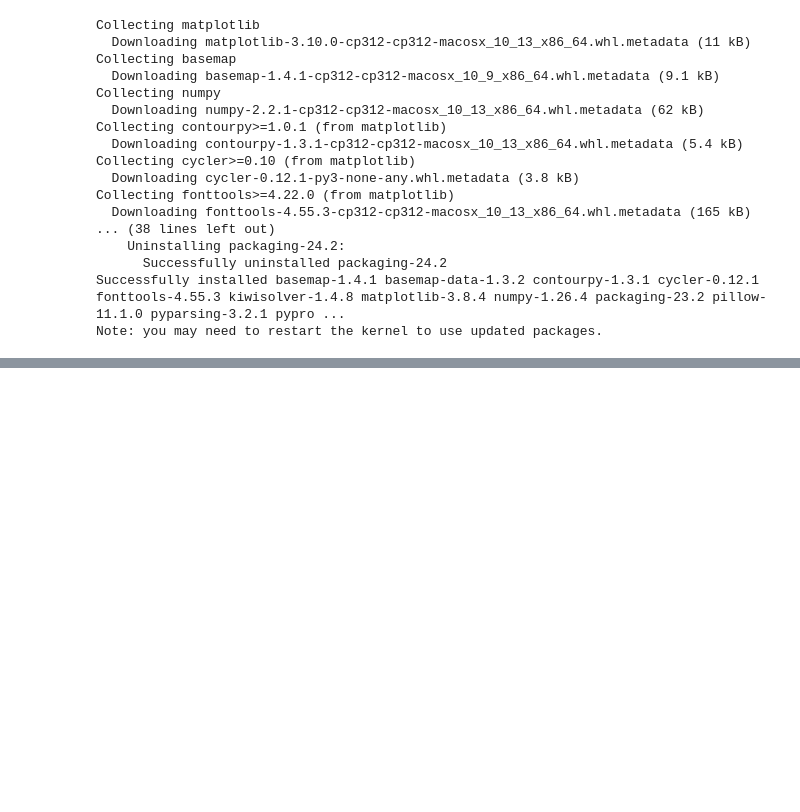
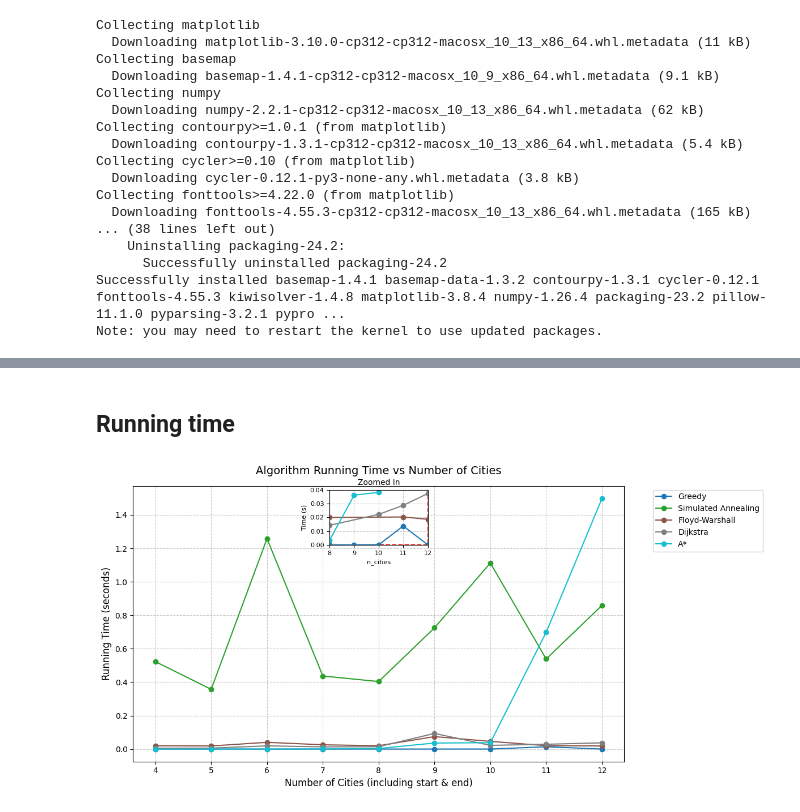
Before and after one commit to eistre/algorithmics2024, a Jupyter notebook: experiments.ipynb, the cells around one changed output, grey strips where cells are left out. Cells and saved outputs as stored; diff of their text form; code cells hidden in the pictures; blank space fills up the shorter version.

```diff
--- a/experiments.ipynb
+++ b/experiments.ipynb
@@ -284,0 +409,80 @@ Running Brute Force algorithm...
+# %% [markdown]
+## Running time
+# %%
+import matplotlib.pyplot as plt
+from mpl_toolkits.axes_grid1.inset_locator import inset_axes
+
+def plot_algorithm_performance_with_custom_zoom(df):
+    # Create the figure and axis
+    plt.figure(figsize=(12, 6))
+
+    # Define a color map for consistent coloring
+    algorithms = df['Algorithm'].unique()
+    colors = plt.cm.get_cmap('tab10', len(algorithms))  # Change 'tab10' to any colormap you prefer
+
+    # Plot a line for each algorithm
+    for i, algorithm in enumerate(algorithms):
+        algorithm_data = df[df['Algorithm'] == algorithm]
+        plt.plot(algorithm_data['n_cities'],
+                 algorithm_data['Running_time'],
+                 marker='o',
+                 label=algorithm,
+                 color=colors(i))  # Assign consistent color to each algorithm
+
+    # Main plot customization
+    plt.title('Algorithm Running Time vs Number of Cities', fontsize=14, pad=15)
+    plt.xlabel('Number of Cities (including start & end)', fontsize=12)
+    plt.ylabel('Running Time (seconds)', fontsize=12)
+    plt.legend(bbox_to_anchor=(1.05, 1), loc='upper left')
+    plt.grid(True, linestyle='--', alpha=0.7)
+    plt.tight_layout()
+
+    # Add the inset (zoomed) plot
+    ax_inset = inset_axes(plt.gca(),  # Parent axes
+                          width="20%",  # Width of inset (percentage of parent)
+                          height="20%",  # Height of inset (percentage of parent)
+                          loc='upper center')  # Location of inset
+
+    # Define the zoom region: you can adjust these values based on your needs
+    zoom_x_min, zoom_x_max = 8, 12  # Define range of 'n_cities' you want to zoom into
+    zoom_y_min, zoom_y_max = 0, 0.04  # Define range of 'Running_time' you want to zoom into
+
+    # Zoomed region - filter the data
+    zoom_region = df[(df['n_cities'] >= zoom_x_min) & (df['n_cities'] <= zoom_x_max) &
+                     (df['Running_time'] >= zoom_y_min) & (df['Running_time'] <= zoom_y_max)]
+
+    # Plot the zoomed region with the same colors
+    for i, algorithm in enumerate(algorithms):
+        algorithm_data = zoom_region[zoom_region['Algorithm'] == algorithm]
+        ax_inset.plot(algorithm_data['n_cities'],
+                      algorithm_data['Running_time'],
+                      marker='o',
+                      label=algorithm,
+                      color=colors(i))  # Consistent color
+
+    # Set axis limits for the zoomed-in plot
+    ax_inset.set_xlim(zoom_x_min, zoom_x_max)  # Zoom in on x-axis
+    ax_inset.set_ylim(zoom_y_min, zoom_y_max)  # Zoom in on y-axis
+    ax_inset.set_xticks(range(zoom_x_min, zoom_x_max + 1))
+
+    # Customize the inset
+    ax_inset.set_title("Zoomed In", fontsize=10)
+    ax_inset.set_xlabel("n_cities", fontsize=8)
+    ax_inset.set_ylabel("Time (s)", fontsize=8)
+    ax_inset.tick_params(axis='both', which='major', labelsize=8)
+    ax_inset.grid(True, linestyle='--', alpha=0.7)
+
+    # Optional: Add bounding box on the main plot showing zoom region
+    plt.gca().add_patch(plt.Rectangle((zoom_x_min, zoom_y_min),
+                                      zoom_x_max - zoom_x_min,
+                                      zoom_y_max - zoom_y_min,
+                                      edgecolor='red', facecolor='none',
+                                      linestyle='--', linewidth=1.5))
+
+    return plt
+
+# Create and display the plot
+plot = plot_algorithm_performance_with_custom_zoom(df)
+plot.show()
+# %% [output]
+[figure, added]
```
Also changed, not shown: parts of 7 cells of this notebook.
